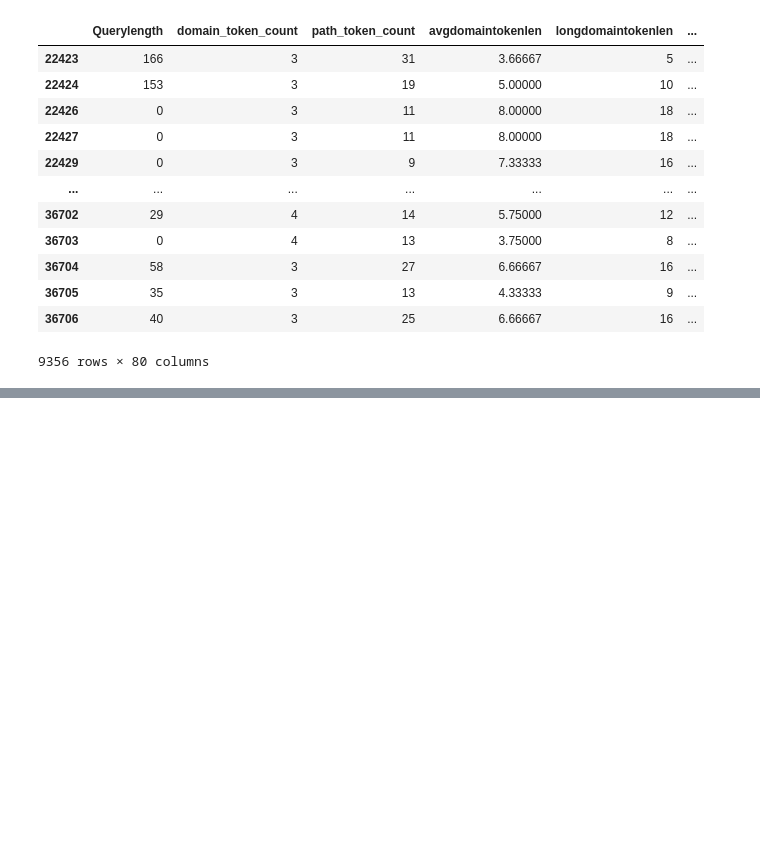
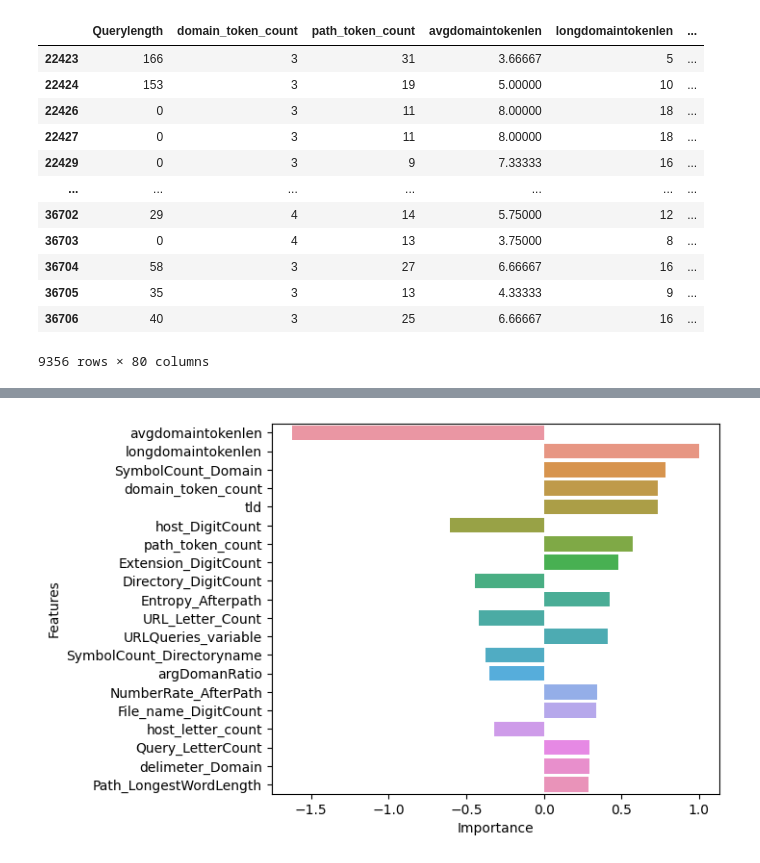
Before and after one commit to AI-and-Blockchain/F22_Web_Spam_Cleanup, a Jupyter notebook: Machine Learning on Spam Data/Test_data.ipynb, the cells around one changed output, grey strips where cells are left out. Cells and saved outputs as stored; diff of their text form; code cells hidden in the pictures; blank space fills up the shorter version.

```diff
--- a/Machine Learning on Spam Data/Test_data.ipynb
+++ b/Machine Learning on Spam Data/Test_data.ipynb
@@ -321,0 +386,74 @@ plt.show()
+# %%
+
+
+
+
+
+# fig,ax = plt.subplots(figsize=(12,2))
+# dd = pd.DataFrame([((i+1)*10,acc) for i,acc in enumerate(acc_list)][:100],columns=['Number of Samples','Accuracy'])
+# sns.lineplot(
+#     data = dd,
+#     x = 'Number of Samples',
+#     y = 'Accuracy',
+#     ax= ax
+# )
+# fig.tight_layout()
+# # display(fig)
+# fig.savefig('../plots/combined_accuracy.pdf')
+
+
+# fig,ax = plt.subplots(figsize=(6,3))
+# sns.heatmap(
+#     df.drop(
+#         columns=['ranking','isIp','valid']
+#     ).corr(),
+#     annot=True,
+#     ax = ax,
+#     fmt='.2f',
+# )
+# fig.tight_layout()
+# # display(fig)
+# fig.savefig('../plots/combined_corr.pdf')
+
+
+# fig,ax = plt.subplots(figsize=(6,3))
+# feat_imp = pd.DataFrame(zip(classifier.coef_[0],x.columns),columns=['Importance','Feature'])
+# _ = sns.barplot(
+#     data = feat_imp,
+#     y = 'Feature',
+#     x = 'Importance',
+#     ax = ax
+# )
+# fig.tight_layout()
+# # display(fig)
+# fig.savefig('../plots/combined_featimp.pdf')
+
+
+
+
+
+# fig.savefig('../plots/combined_features.pdf')
+
+# res
+
+
+
+
+
+feat_imp = pd.DataFrame(zip(x.columns,classifier.coef_[0]),columns = ['Features','Importance'])
+
+feat_imp = feat_imp.sort_values(by='Importance',key=lambda x: x.abs(),ascending=False).reset_index(drop=True)
+
+
+display(feat_imp[:20])
+
+fig,ax = plt.subplots(figsize=(6,5))
+_ = sns.barplot(
+    data = feat_imp[:20],
+    y = 'Features',
+    x = 'Importance'
+).set(
+    # xticklabels = feat_imp.Features[:20],
+    # ylim=(-1.3,1)
+)
+# %% [output]
@@ -321,0 +477 @@ plt.show()
+[figure, added]
```
Also changed, not shown: parts of 15 cells of this notebook, 8 other files.
